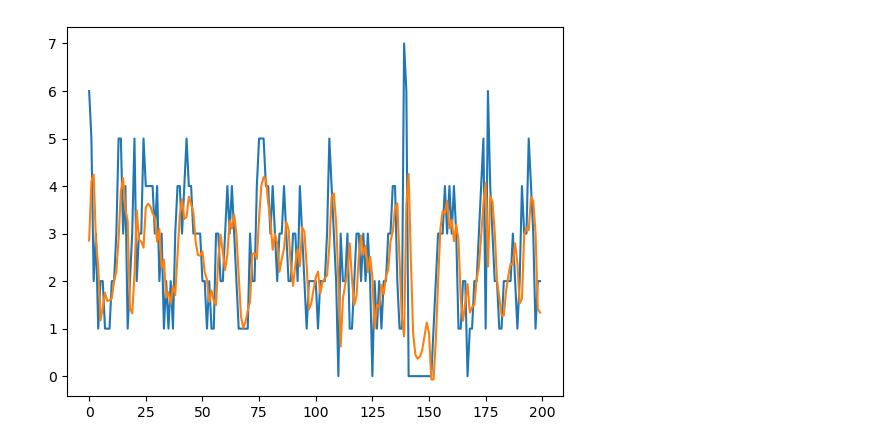
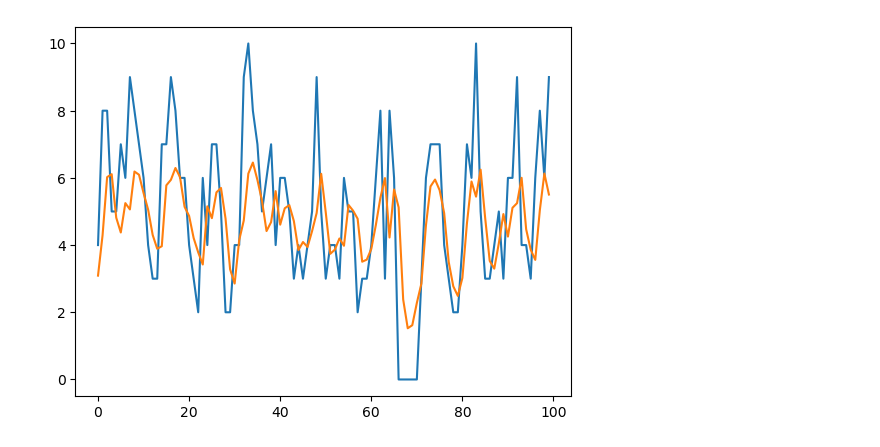
Before and after one commit to evanyeh5118/context_aware_traffic_predictor, a Jupyter notebook: experiments/notebooks/training/main01b_train_context_free.ipynb, the cells around one changed output. Cells and saved outputs as stored; diff of their text form; code cells hidden in the pictures.

```diff
--- a/experiments/notebooks/training/main01b_train_context_free.ipynb
+++ b/experiments/notebooks/training/main01b_train_context_free.ipynb
@@ -82,15 +82,15 @@ Epoch [10/10], Train Loss: 1.364275, Validation Loss: 1.399338
 # %%
 with open(f"{modelFolder}/{name}_modelConfig.pkl", "rb") as f:
     modelConfig = pickle.load(f)
 model, device = createModel(modelConfig)
 model.load_checkpoint(f"{modelFolder}/{name}.pth")
 actual, predicted = evaluateModel(model, testData)
 
-plt.plot(actual[0:200])
-plt.plot(predicted[0:200])
+plt.plot(actual[0:100])
+plt.plot(predicted[0:100])
 plt.show()
 # %% [output]
-[figure, old version]
+[figure, new version]
 # %%
 source, target = testData
 
```
Also changed, not shown: parts of 2 cells of this notebook, 21 other files.
